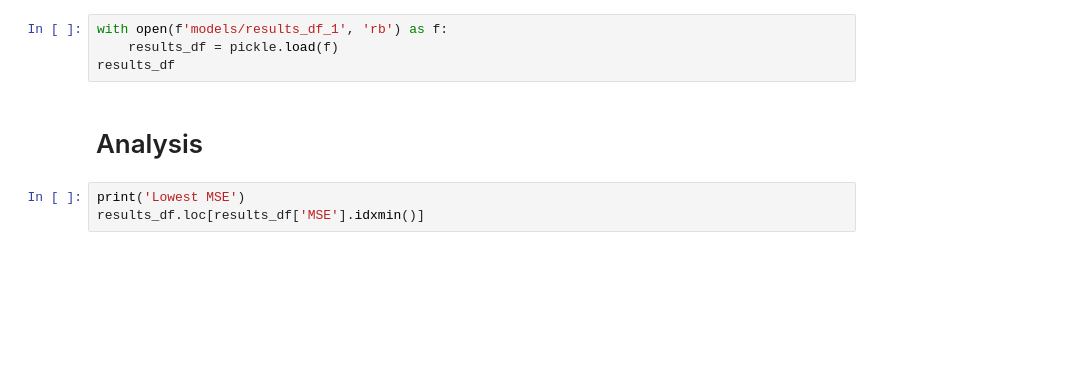
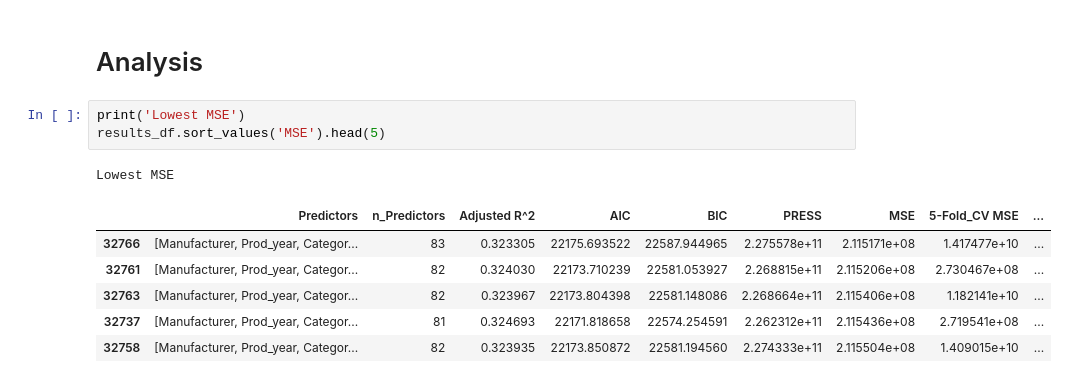
Before and after one commit to mattohan567/msds601-final-project2, a Jupyter notebook: model_selection/selecting_model.ipynb, the cells around one changed output. Saved outputs shown, nothing was run; the diff lists cells and outputs as text; blank space fills up the shorter version.

```diff
--- a/model_selection/selecting_model.ipynb
+++ b/model_selection/selecting_model.ipynb
@@ -319,13 +333,17 @@ results_df
 # results_df = results_df.sort_values(by='n_Predictors').reset_index(drop=True)
 # with open(f'models/results_df', 'wb') as f:
 #     pickle.dump(results_df, f)
-# %%
-with open(f'models/results_df_1', 'rb') as f:
-    results_df = pickle.load(f)
-results_df
 # %% [markdown]
 # Analysis
 # %%
 print('Lowest MSE')
-results_df.loc[results_df['MSE'].idxmin()]
+results_df.sort_values('MSE').head(5)
+# %% [output]
+Lowest MSE
+|  | Predictors | n_Predictors | Adjusted R^2 | AIC | BIC | PRESS | MSE | 5-Fold_CV MSE | ... |
+| 32766 | [Manufacturer, Prod_year, Categor... | 83 | 0.323305 | 22175.693522 | 22587.944965 | 2.275578e+11 | 2.115171e+08 | 1.417477e+10 | ... |
+| 32761 | [Manufacturer, Prod_year, Categor... | 82 | 0.324030 | 22173.710239 | 22581.053927 | 2.268815e+11 | 2.115206e+08 | 2.730467e+08 | ... |
+| 32763 | [Manufacturer, Prod_year, Categor... | 82 | 0.323967 | 22173.804398 | 22581.148086 | 2.268664e+11 | 2.115406e+08 | 1.182141e+10 | ... |
+| 32737 | [Manufacturer, Prod_year, Categor... | 81 | 0.324693 | 22171.818658 | 22574.254591 | 2.262312e+11 | 2.115436e+08 | 2.719541e+08 | ... |
+| 32758 | [Manufacturer, Prod_year, Categor... | 82 | 0.323935 | 22173.850872 | 22581.194560 | 2.274333e+11 | 2.115504e+08 | 1.409015e+10 | ... |
 # %%
```
Also changed, not shown: parts of 7 cells of this notebook.
